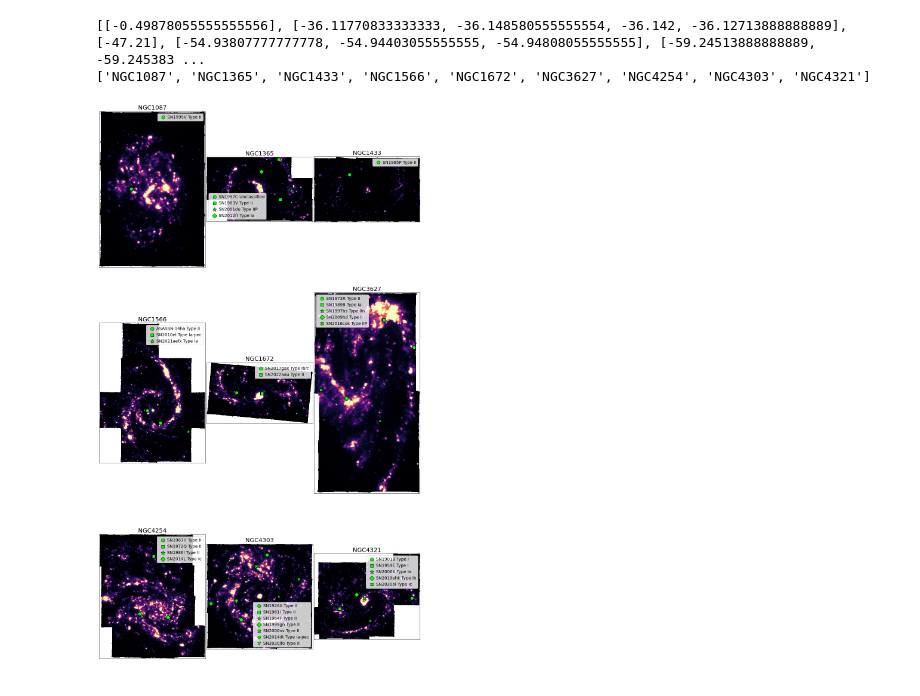
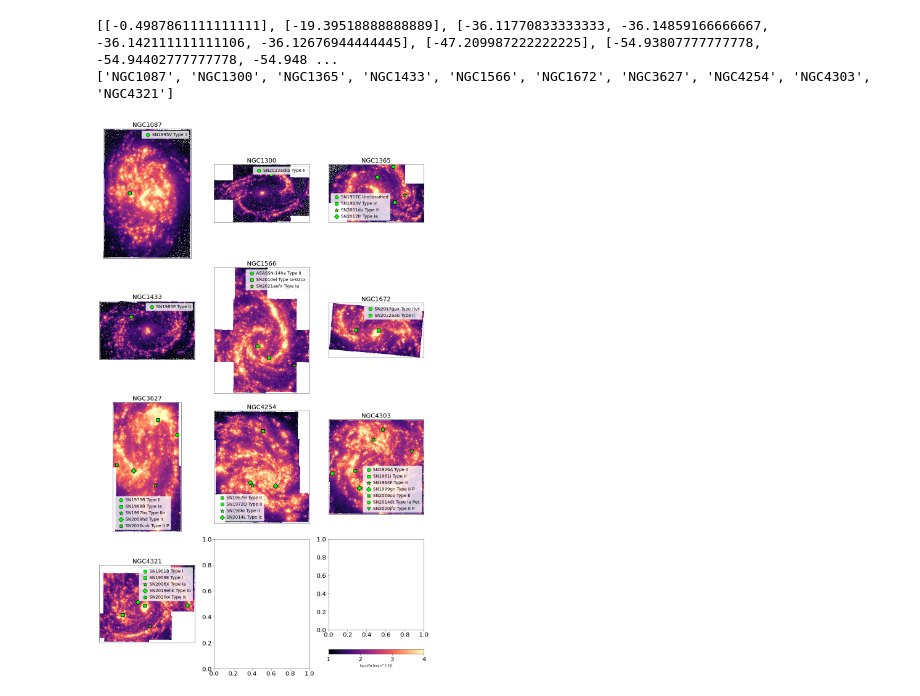
Before and after one commit to NessMayker/SNeHa, a Jupyter notebook: Code/2a.MUSESNeMapperAndIntensityMeasure.ipynb, the cells around one changed output. Saved outputs shown, nothing was run; the diff lists cells and outputs as text; code cells hidden in the pictures.

```diff
--- a/Code/2a.MUSESNeMapperAndIntensityMeasure.ipynb
+++ b/Code/2a.MUSESNeMapperAndIntensityMeasure.ipynb
@@ -96,7 +103,7 @@ for i in range(len(galaxies)):
 # Turn files into data structure and clean
 
 MUSEdataFile = '../Data/2.MUSESNeInt.txt'
-database = Table.read(MUSEdataFile, format='ascii')
+database = Table.read(MUSEdataFile, format='csv')
 database[0:2]
 # %% [output]
 Table length=2
@@ -112,22 +119,20 @@ SN_name = [x[2:-2] for x in database["Supernova"]]
     # One is a double counted SN named "PTSS-19clju", any LRNs or LBVs, and any candidates
 
 flags = []
-flag1 = database['Supernova'] == "PTSS-19clju"
-flag3 = database['Supernova'] == "Gaia21fml"
-flag5 = database['Supernova'] == "Gaia21cum"
-flag6 = database["Supernova"] =="SN2013ej"
-flag7 = database["Supernova"] =="SN1979C"
+flag1 = database["Supernova"] =="SN2013ej"
+flag2 = database["Supernova"] =="SN1979C"
+flag3 = database["Supernova"] =="SN2019krl"
+flag4 = database["Supernova"] =="PTSS-19clju"
 
-flag2 = []
 
-for i in range(len(SN_name)):
-    if ("LRN" in database['Type'][i] or "LBV" in database['Type'][i] or "Candidate" in database['Type'][i]):
-        flag2.append(True)
-    else:
-        flag2.append(False)
+# for i in range(len(SN_name)):
+#     if ("LRN" in database['Type'][i] or "LBV" in database['Type'][i] or "Candidate" in database['Type'][i]):
+#         flag3.append(True)
+#     else:
+#         flag3.append(False)
 
 for i in range(len(flag1)):
-    if flag1[i] == True or flag2[i] == True or flag3[i] == True or flag5[i] == True or flag6[i] == True or flag7[i] == True:
+    if flag1[i] == True or flag2[i] == True or flag3[i] or flag4[i]:
         flags.append(False)
     else:
         flags.append(True)
@@ -155,7 +160,7 @@ Table length=2
 # Plot MUSE Galaxy Files with SNe using native resolutions
 inMuse = []
 
-for i in range(len(cleanData["Galaxy"])):
+for i in range(len(cleanData["#Galaxy"])):
 
     if (cleanData["MUSENatMap"][i] != "" and os.path.isfile(cleanData["MUSENatMap"][i])):
 
@@ -195,13 +200,13 @@ for i in range(len(cleanData["Galaxy"])):
             plt.text(x_coord[k]-20, y_coord[k]+8, string, fontsize=12, color=colorCode)
 
         plt.axis('off')
-        plt.title(cleanData["Galaxy"][i], fontsize=24, fontweight='bold')
+        plt.title(cleanData["#Galaxy"][i], fontsize=24, fontweight='bold')
         plt.tight_layout()
-        plt.savefig('../Figures/GalaxyImages/' + cleanData["Galaxy"][i] + '.png')
+        plt.savefig('../Figures/GalaxyImages/' + cleanData["#Galaxy"][i] + '.png')
         plt.close()
 # %%
 #Group data by galaxy
-gal_groups = cleanData.group_by('Galaxy')
+gal_groups = cleanData.group_by('#Galaxy')
 gals = gal_groups.groups.keys
 indices = gal_groups.groups.indices
 indices = indices.tolist()
@@ -239,8 +244,8 @@ for i in range(len(indices)-2):
 print(decs)
 print(galaxies)
 # %% [output]
-[[-0.49878055555555556], [-36.11770833333333, -36.148580555555554, -36.142, -36.12713888888889], [-47.21], [-54.93807777777778, -54.94403055555555, -54.94808055555555], [-59.24513888888889, -59.245383 ...
-['NGC1087', 'NGC1365', 'NGC1433', 'NGC1566', 'NGC1672', 'NGC3627', 'NGC4254', 'NGC4303', 'NGC4321']
+[[-0.4987861111111111], [-19.39518888888889], [-36.11770833333333, -36.14859166666667, -36.142111111111106, -36.12676944444445], [-47.209987222222225], [-54.93807777777778, -54.94402777777778, -54.948 ...
+['NGC1087', 'NGC1300', 'NGC1365', 'NGC1433', 'NGC1566', 'NGC1672', 'NGC3627', 'NGC4254', 'NGC4303', 'NGC4321']
 # %%
 # set up plots.
 import matplotlib.pyplot as plt
@@ -291,37 +296,42 @@ current_cmap = plt.get_cmap("magma")
 current_cmap.set_bad("white")
 
 import math
 i,j,m=0,0,0
 PLOTS_PER_ROW = 3
-fig, axs = plt.subplots(math.ceil(len(plots)/PLOTS_PER_ROW),PLOTS_PER_ROW, figsize=(15, 30))
+fig, axs = plt.subplots(math.ceil(len(plots)/PLOTS_PER_ROW),PLOTS_PER_ROW, figsize=(15, 25))
 for plot in plots:
 
     xArr, yArr = wcss[m].wcs_world2pix(ras[m],decs[m],0)
     logplot = np.log10(plot)
-    axs[i][j].imshow(plot, cmap=current_cmap, aspect="equal", origin = "lower", interpolation = "nearest",
-                    vmin=-0.1, vmax=10000)
+    pos = axs[i][j].imshow(logplot, cmap=current_cmap, aspect="equal", origin = "lower", interpolation = "nearest",
+                    vmin=1, vmax=4)
     axs[i][j].set_title(SNgals[m].upper(), fontsize=20)
     axs[i][j].set_xticks([])
     axs[i][j].set_yticks([])
     for n in range(len(decs[m])):
         axs[i][j].scatter(xArr[n], yArr[n], color = "black", marker = markerShapes[n], s = markerSizes[n]+30)
         axs[i][j].scatter(xArr[n], yArr[n], color = "lime", marker = markerShapes[n], s = markerSizes[n],
                           edgecolor="black", label = legendLabels[m][n])
     axs[i][j].legend(loc="best", fontsize=14, handletextpad=0.007)
 
     j+=1
     if j%PLOTS_PER_ROW==0:
         i+=1
         j=0
     m +=1
+cbar = plt.colorbar(pos,orientation="horizontal",label=r'$\log_{10} H\alpha$ [erg s^{-1}]') # ticks=[]
+# cbar.set_ticks([10, 100, 1000, 10000])
+# cbar.set_ticklabels([r"$10^{1}$", r"$10^{2}$", r"$10^{3}$", r"$10^{4}$"])
+# cbar.ax.set_ylabel(, rotation=0)
+import matplotlib.colors as colors
 plt.tight_layout(pad=0.1, w_pad=0.1, h_pad=0.1)
 plt.show()
 fig.savefig("../Figures/MUSEGalaxies.pdf", dpi=300)
 
 
 print()
 # %% [output]
-[figure, old version]
+[figure, new version]
 # %%
 cleanData
 # %% [output]
```
Also changed, not shown: parts of 10 cells of this notebook, 15 other files.
